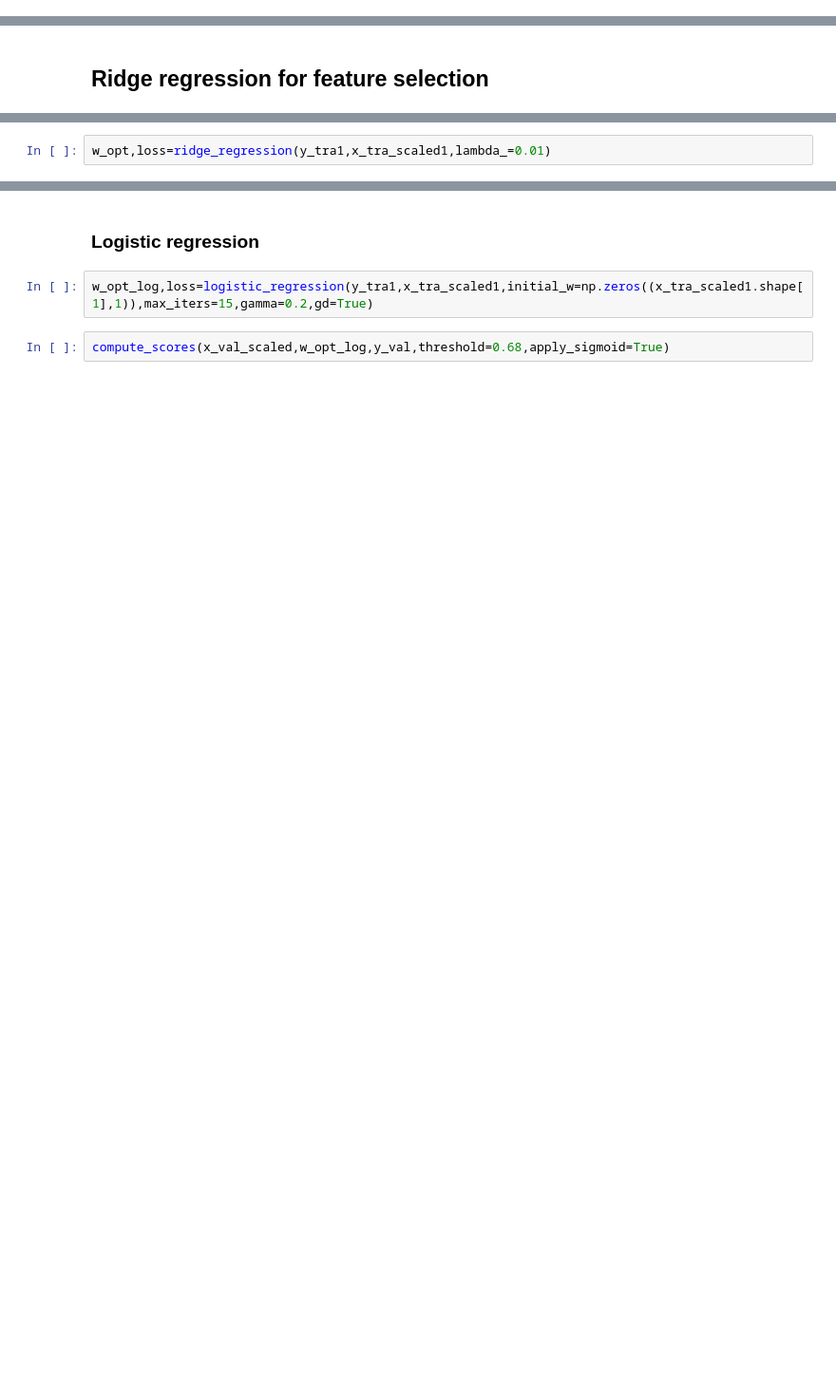
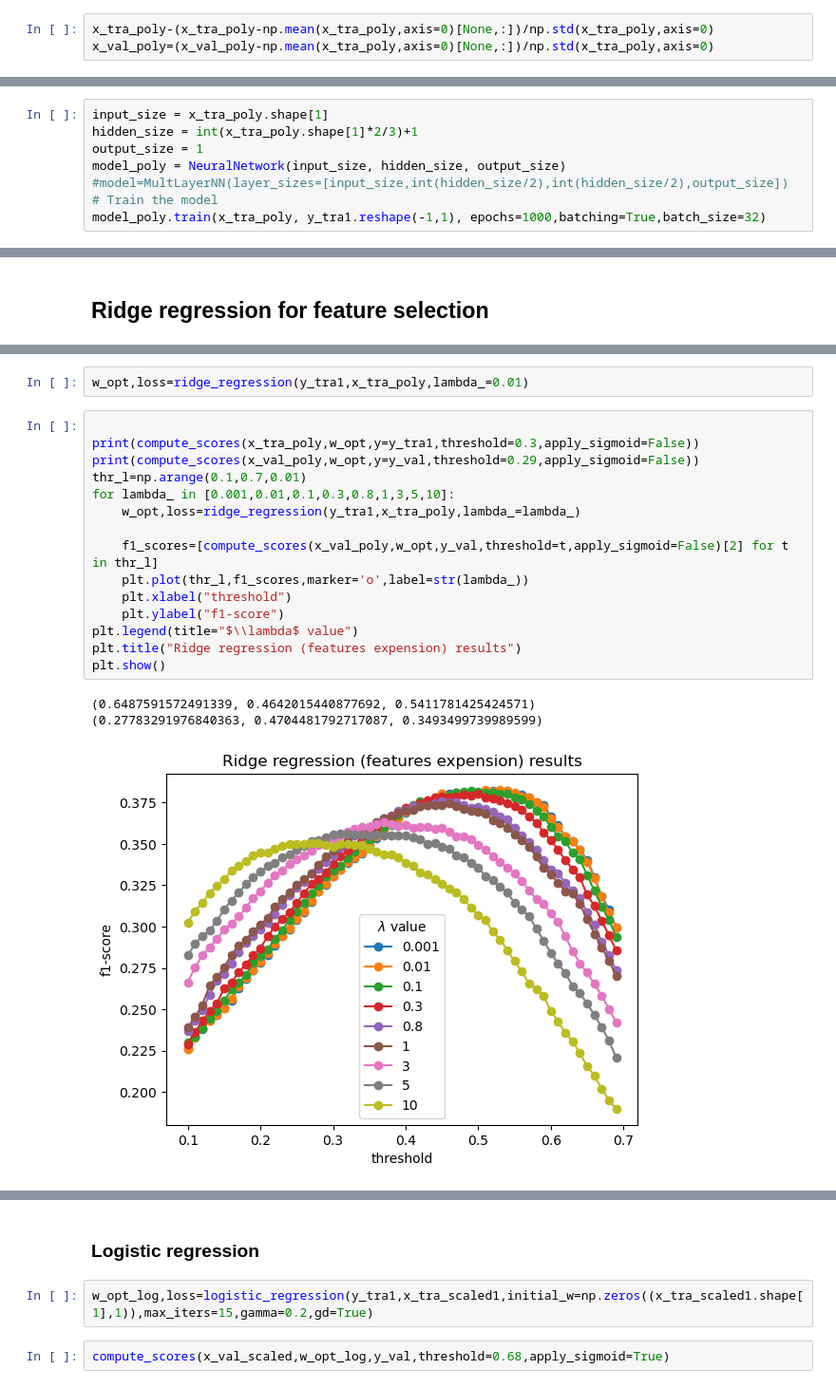
Before and after one commit to epfml/ml-project-1-whai, a Jupyter notebook: preprocessing.ipynb, the cells around one changed output, grey strips where cells are left out. Shown: that part at 95% size. Cells and saved outputs as stored; diff of their text form; blank space fills up the shorter version.

```diff
--- a/preprocessing.ipynb
+++ b/preprocessing.ipynb
@@ -257,0 +295,3 @@ y_tra1=y_tra[result_indices].copy()
+# %%
+x_tra_poly-(x_tra_poly-np.mean(x_tra_poly,axis=0)[None,:])/np.std(x_tra_poly,axis=0)
+x_val_poly=(x_val_poly-np.mean(x_tra_poly,axis=0)[None,:])/np.std(x_tra_poly,axis=0)
@@ -297,0 +484,8 @@ print(model.compute_f1_score(x_val_scaled,y_val.reshape(-1,1)))
+# %%
+input_size = x_tra_poly.shape[1]
+hidden_size = int(x_tra_poly.shape[1]*2/3)+1
+output_size = 1
+model_poly = NeuralNetwork(input_size, hidden_size, output_size)
+#model=MultLayerNN(layer_sizes=[input_size,int(hidden_size/2),int(hidden_size/2),output_size])
+# Train the model
+model_poly.train(x_tra_poly, y_tra1.reshape(-1,1), epochs=1000,batching=True,batch_size=32)
@@ -300,3 +544,22 @@ print(model.compute_f1_score(x_val_scaled,y_val.reshape(-1,1)))
 # %%
-w_opt,loss=ridge_regression(y_tra1,x_tra_scaled1,lambda_=0.01)
+w_opt,loss=ridge_regression(y_tra1,x_tra_poly,lambda_=0.01)
+# %%
+
+print(compute_scores(x_tra_poly,w_opt,y=y_tra1,threshold=0.3,apply_sigmoid=False))
+print(compute_scores(x_val_poly,w_opt,y=y_val,threshold=0.29,apply_sigmoid=False))
+thr_l=np.arange(0.1,0.7,0.01)
+for lambda_ in [0.001,0.01,0.1,0.3,0.8,1,3,5,10]:
+    w_opt,loss=ridge_regression(y_tra1,x_tra_poly,lambda_=lambda_)
+
+    f1_scores=[compute_scores(x_val_poly,w_opt,y_val,threshold=t,apply_sigmoid=False)[2] for t in thr_l]
+    plt.plot(thr_l,f1_scores,marker='o',label=str(lambda_))
+    plt.xlabel("threshold")
+    plt.ylabel("f1-score")
+plt.legend(title="$\\lambda$ value")
+plt.title("Ridge regression (features expension) results")
+plt.show()
+# %% [output]
+(0.6487591572491339, 0.4642015440877692, 0.5411781425424571)
+(0.27783291976840363, 0.4704481792717087, 0.3493499739989599)
+[figure, added]
 # %%
```
Also changed, not shown: parts of 43 cells of this notebook, 6 other files.
